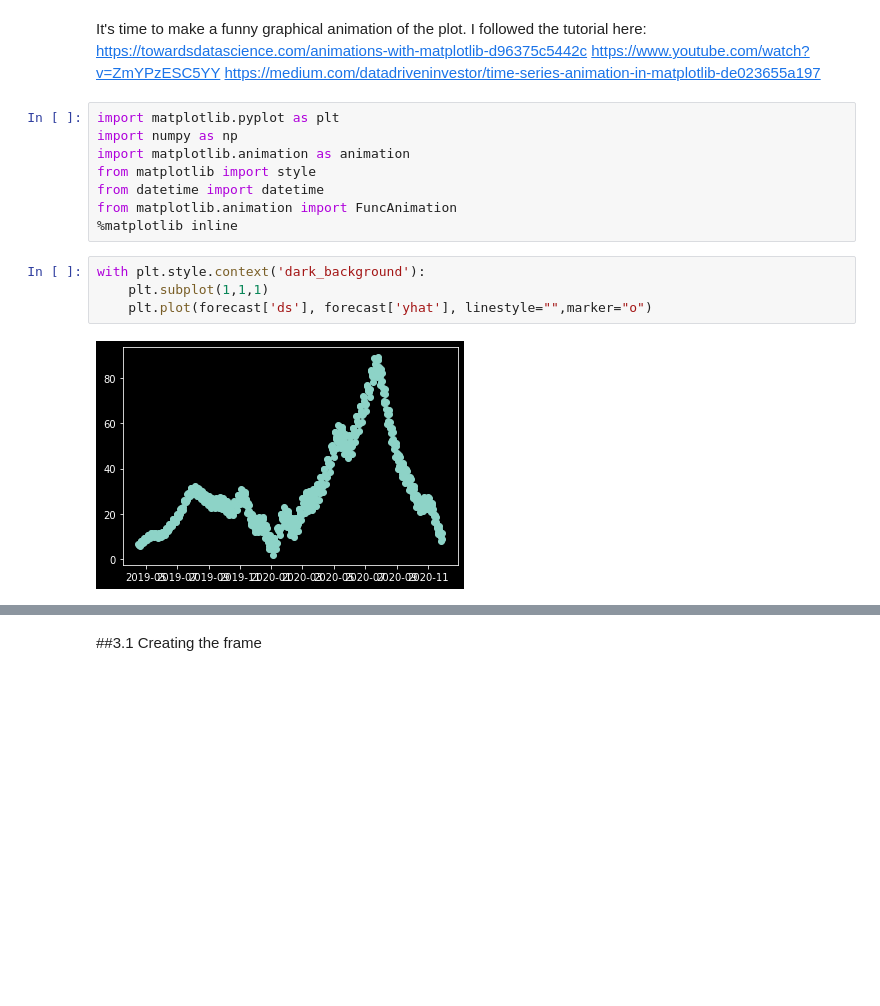
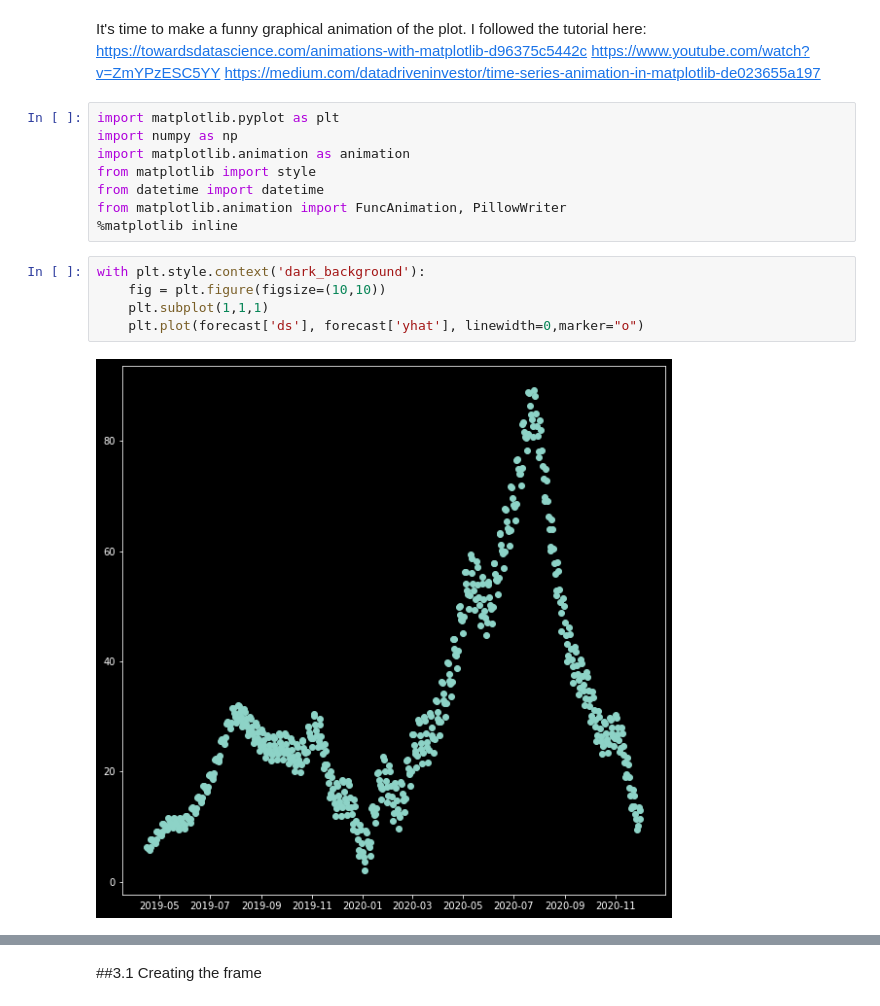
Before and after one commit to ArthurMro/Prediction_marketing, a Jupyter notebook: Prophet_GA_cs_info.ipynb, the cells around one changed output, grey strips where cells are left out. Cells and saved outputs as stored; diff of their text form; blank space fills up the shorter version.

```diff
--- a/Prophet_GA_cs_info.ipynb
+++ b/Prophet_GA_cs_info.ipynb
@@ -380,14 +385,15 @@ import numpy as np
 import matplotlib.animation as animation
 from matplotlib import style
 from datetime import datetime
-from matplotlib.animation import FuncAnimation
+from matplotlib.animation import FuncAnimation, PillowWriter
 %matplotlib inline
 # %%
 with plt.style.context('dark_background'):
+    fig = plt.figure(figsize=(10,10))
     plt.subplot(1,1,1)
-    plt.plot(forecast['ds'], forecast['yhat'], linestyle="",marker="o")
+    plt.plot(forecast['ds'], forecast['yhat'], linewidth=0,marker="o")
 # %% [output]
-[figure, old version]
+[figure, new version]
 # %%
 forecast.head()
 # %% [output]
```
Also changed, not shown: parts of 17 cells of this notebook.
